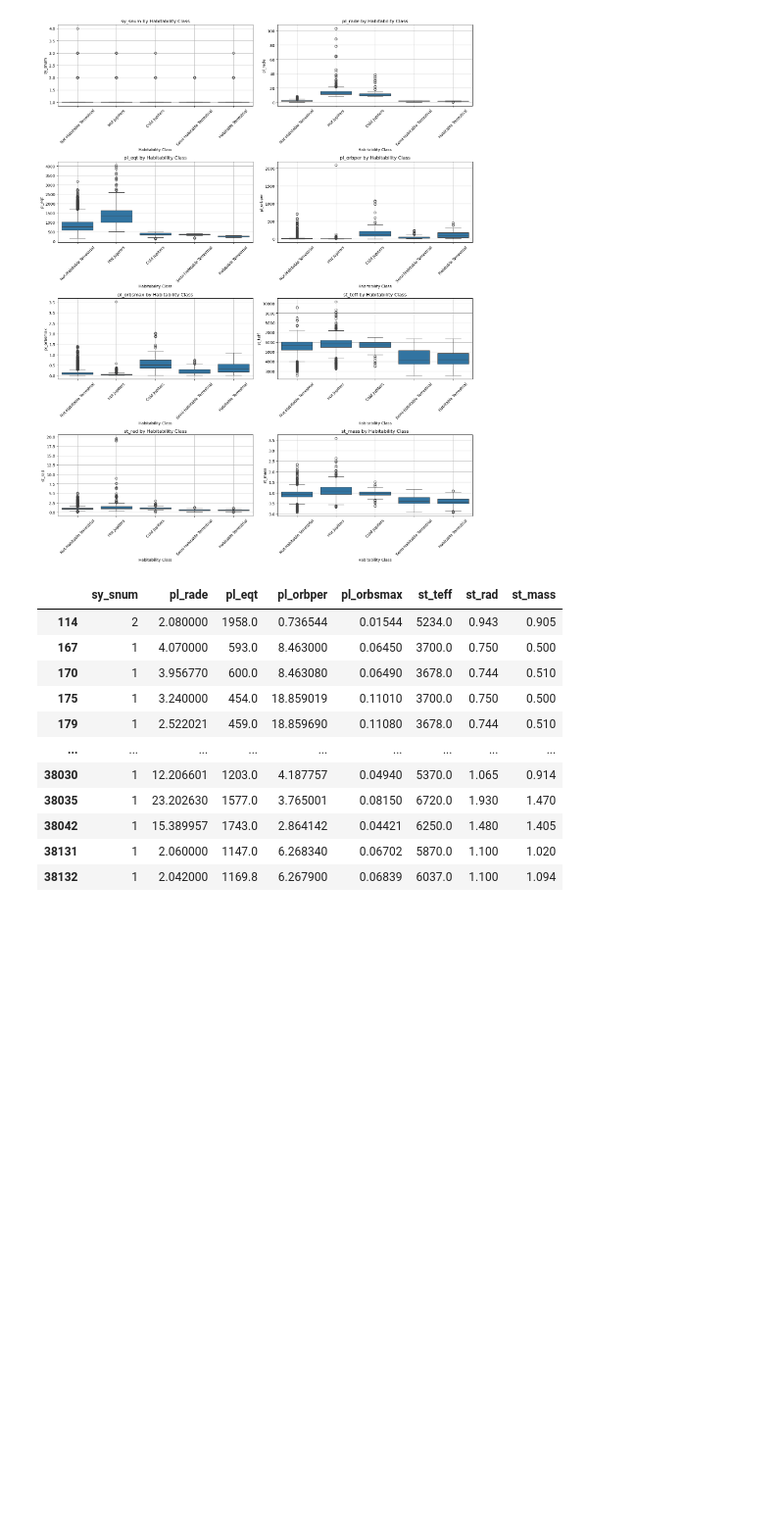
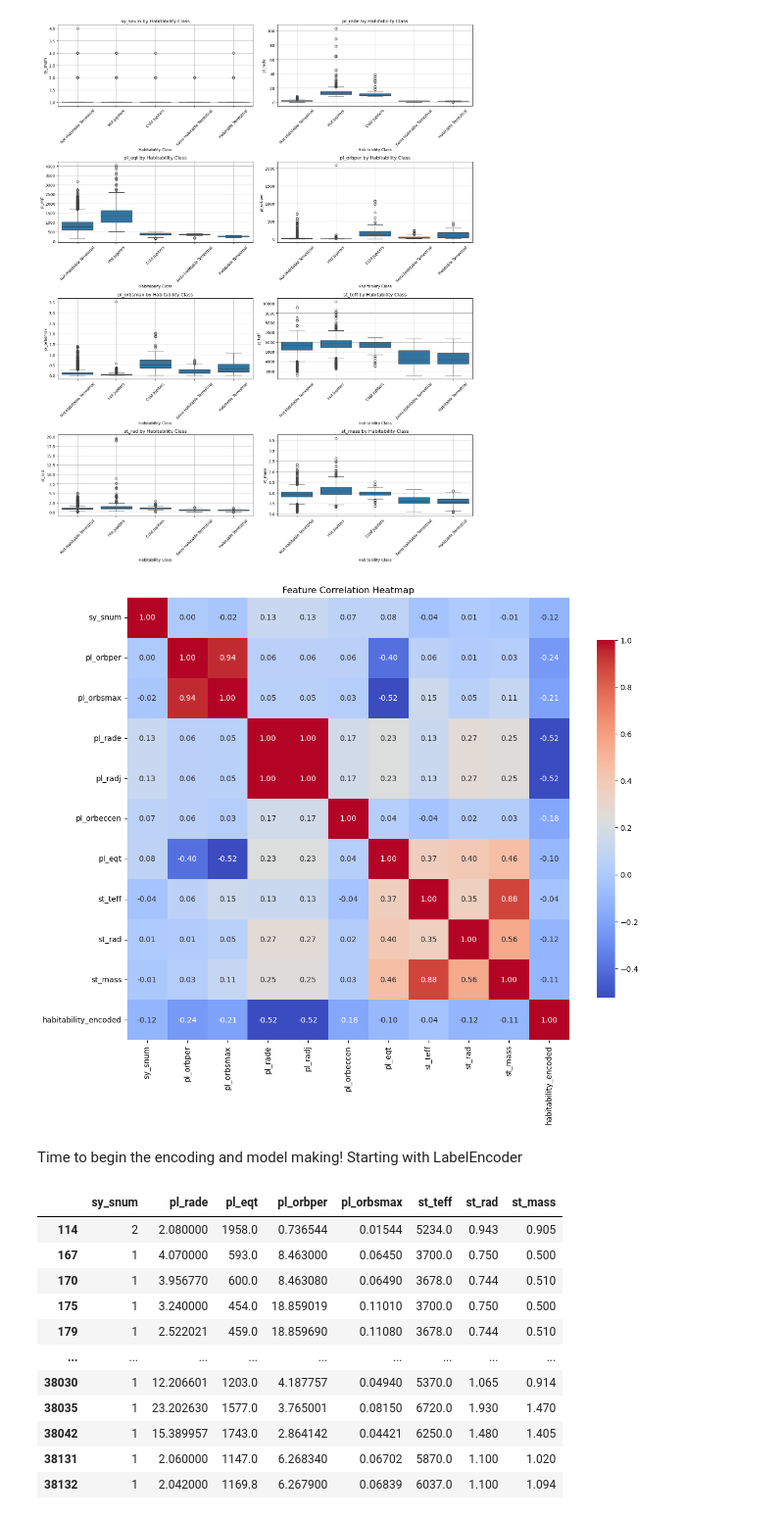
Before and after one commit to jzs3uu/Exoplanets, a Jupyter notebook: cleaning_EDA_KNN.ipynb, the cells around one changed output. Shown at 98% size. Cells and saved outputs as stored; diff of their text form; code cells hidden in the pictures; blank space fills up the shorter version.

```diff
--- a/cleaning_EDA.ipynb
+++ b/cleaning_EDA_KNN.ipynb
@@ -260,2 +239,30 @@ plt.show()
 df_cleaned.to_csv('exoplanets_cleaned.csv', index=False)
+# %%
+# Now that we have the cleaned DataFrame, let's create a heatmap!
+
+# Need to label encode the habitability class for the heatmap
+label_encoder = LabelEncoder()
+df["habitability_encoded"] = label_encoder.fit_transform(df["habitability_class"])
+
+# Selecting just the numeric columns (although all of them are numeric)
+numeric_df = df.select_dtypes(include='number')
+
+# Dropping the columns that are not needed for the heatmap
+numeric_df = numeric_df.drop(columns=['default_flag', 'sy_pnum'])
+
+
+# Create the heatmap!
+corr_matrix = numeric_df.corr()
+
+# Plot the heatmap, annotating the labels for better readability, choosing 2 decimal places for the values, and using a color map and bar for easy reading
+# Also using the snsns library to create the heatmap because it is easy to use and is easily readable
+plt.figure(figsize=(12, 10))
+sns.heatmap(corr_matrix, annot=True, fmt=".2f", cmap="coolwarm", square=True, cbar_kws={"shrink": 0.8})
+plt.title("Feature Correlation Heatmap")
+plt.tight_layout()
+plt.show()
+# %% [output]
+[figure, added]
+# %% [markdown]
+Time to begin the encoding and model making! Starting with LabelEncoder
 # %%
```
Also changed, not shown: parts of 40 cells of this notebook, 2 other files.
